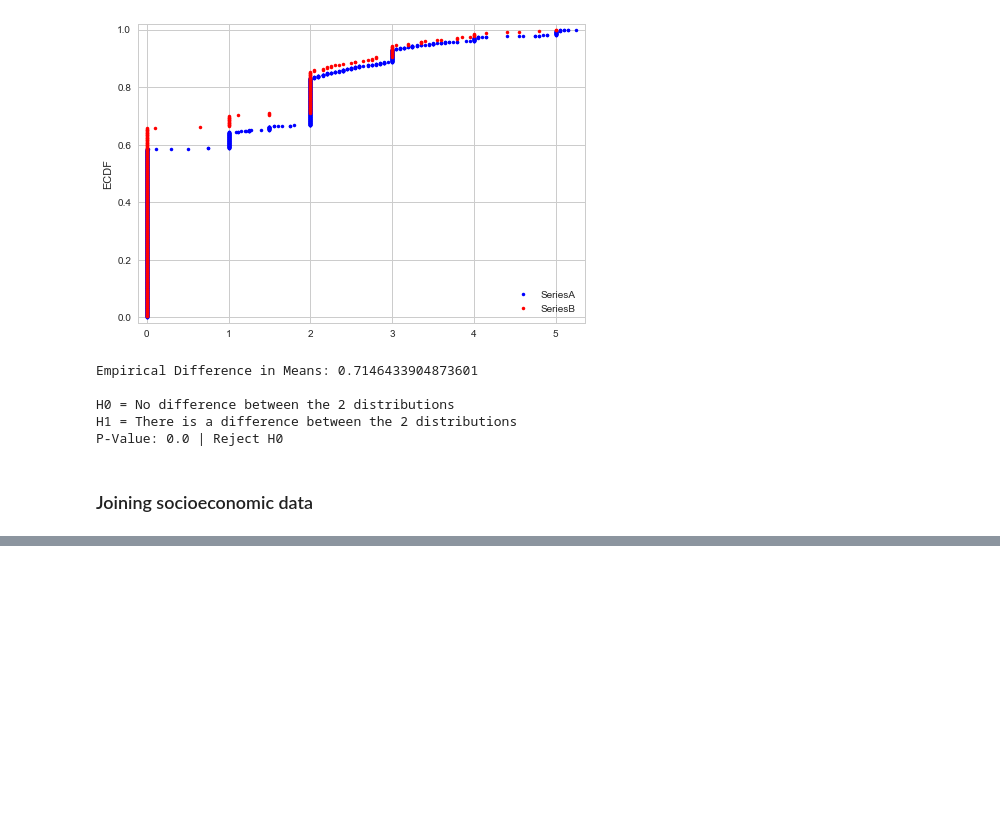
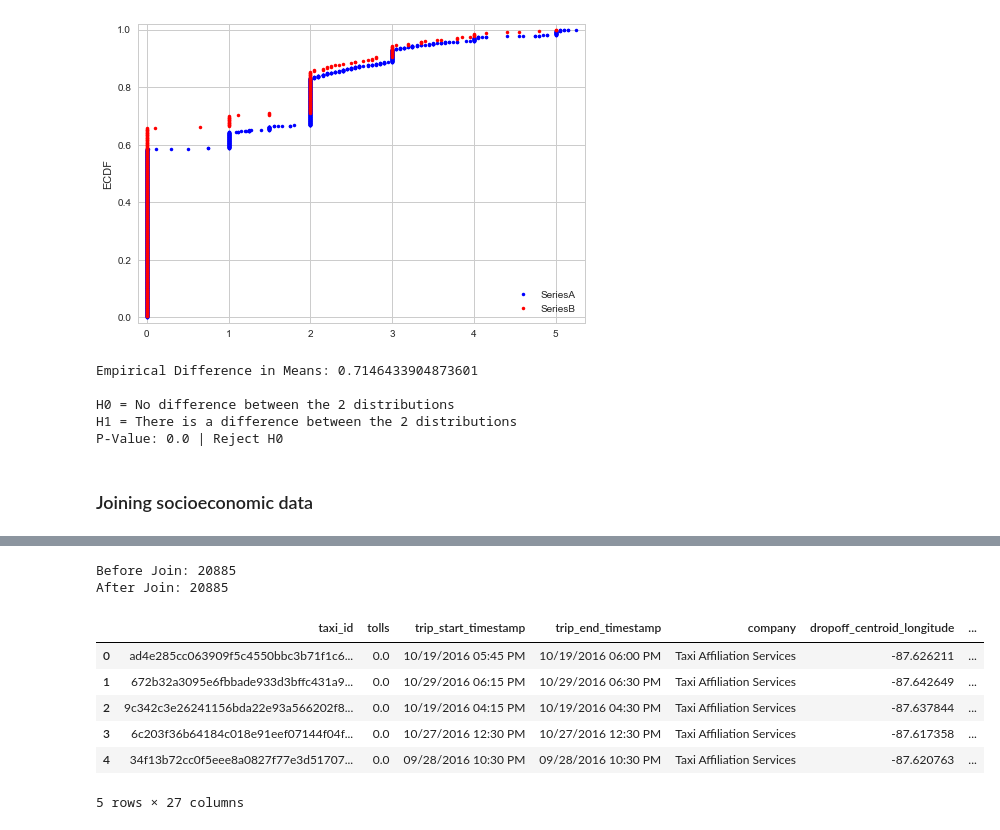
Before and after one commit to iamjz/taxi, a Jupyter notebook: Earnings.ipynb, the cells around one changed output, grey strips where cells are left out. Cells and saved outputs as stored; diff of their text form; code cells hidden in the pictures; blank space fills up the shorter version.

Commit message:
taxi

```diff
--- a/Earnings.ipynb
+++ b/Earnings.ipynb
@@ -53,10 +53,10 @@ summerDf = pd.read_csv("data/2016/summer.csv")
 # i don't wanna work on the entire dataset.
 # taking a fraction only.
 
-fallFrac = fallDf.sample(frac = 0.002)
-winterFrac = winterDf.sample(frac = 0.002)
-springFrac = springDf.sample(frac = 0.002)
-summerFrac = summerDf.sample(frac = 0.002)
+fallFrac = fallDf.sample(frac = 0.05)
+winterFrac = winterDf.sample(frac = 0.05)
+springFrac = springDf.sample(frac = 0.05)
+summerFrac = summerDf.sample(frac = 0.05)
 # %%
 fall = h.convertDataType(fallFrac)
 winter = h.convertDataType(winterFrac)
@@ -317,0 +273,27 @@ firstEcon.head()
+# %%
+interestedCompanies = np.array(meanEarnings["company"])
+
+interestedDf = interestedTrips[interestedTrips["company"]\
+                               .isin(interestedCompanies)]
+
+print("Before Join:", len(interestedDf))
+
+econ["CommunityAreaNumber"] = econ["CommunityAreaNumber"]\
+    .astype("float").fillna(0.0)
+
+interestedDf = pd.merge(interestedDf, econ, left_on = "pickup_community_area", \
+                     right_on = "CommunityAreaNumber", how = "inner")
+
+print("After Join:", len(interestedDf))
+pd.to_csv("data/2016/trip_socioeconomic_joined.csv", index = False)
+interestedDf.head()
+# %% [output]
+Before Join: 20885
+After Join: 20885
+|  | taxi_id | tolls | trip_start_timestamp | trip_end_timestamp | company | dropoff_centroid_longitude | ... |
+| 0 | ad4e285cc063909f5c4550bbc3b71f1c6... | 0.0 | 10/19/2016 05:45 PM | 10/19/2016 06:00 PM | Taxi Affiliation Services | -87.626211 | ... |
+| 1 | 672b32a3095e6fbbade933d3bffc431a9... | 0.0 | 10/29/2016 06:15 PM | 10/29/2016 06:30 PM | Taxi Affiliation Services | -87.642649 | ... |
+| 2 | 9c342c3e26241156bda22e93a566202f8... | 0.0 | 10/19/2016 04:15 PM | 10/19/2016 04:30 PM | Taxi Affiliation Services | -87.637844 | ... |
+| 3 | 6c203f36b64184c018e91eef07144f04f... | 0.0 | 10/27/2016 12:30 PM | 10/27/2016 12:30 PM | Taxi Affiliation Services | -87.617358 | ... |
+| 4 | 34f13b72cc0f5eee8a0827f77e3d51707... | 0.0 | 09/28/2016 10:30 PM | 09/28/2016 10:30 PM | Taxi Affiliation Services | -87.620763 | ... |
+5 rows × 27 columns
```
Also changed, not shown: parts of 7 cells of this notebook.
